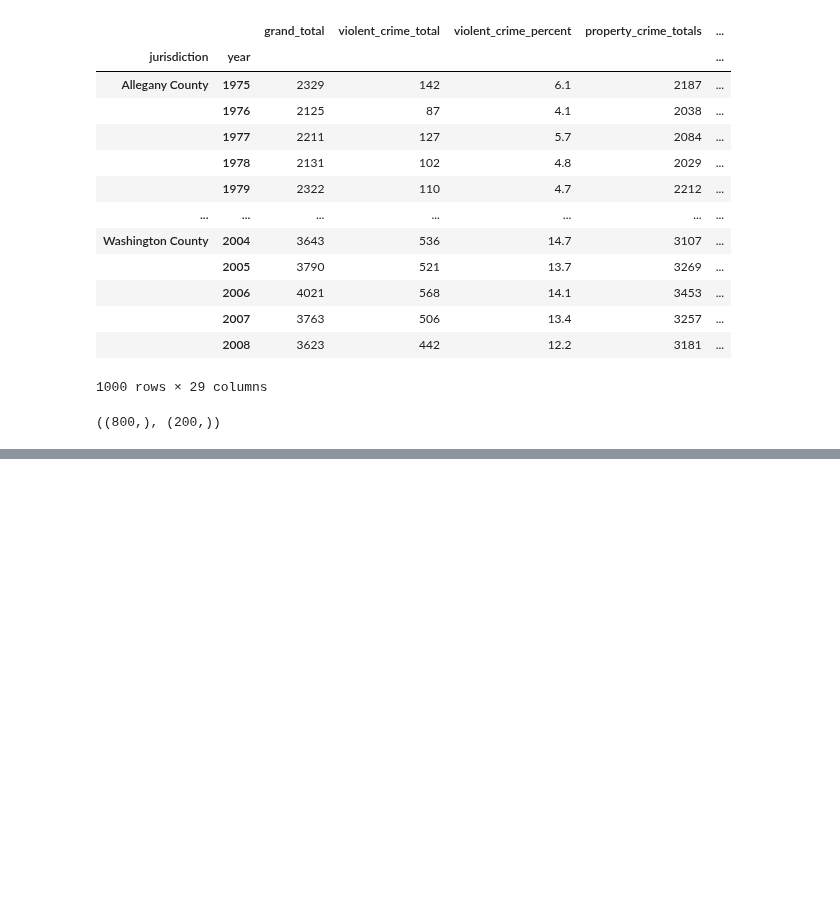
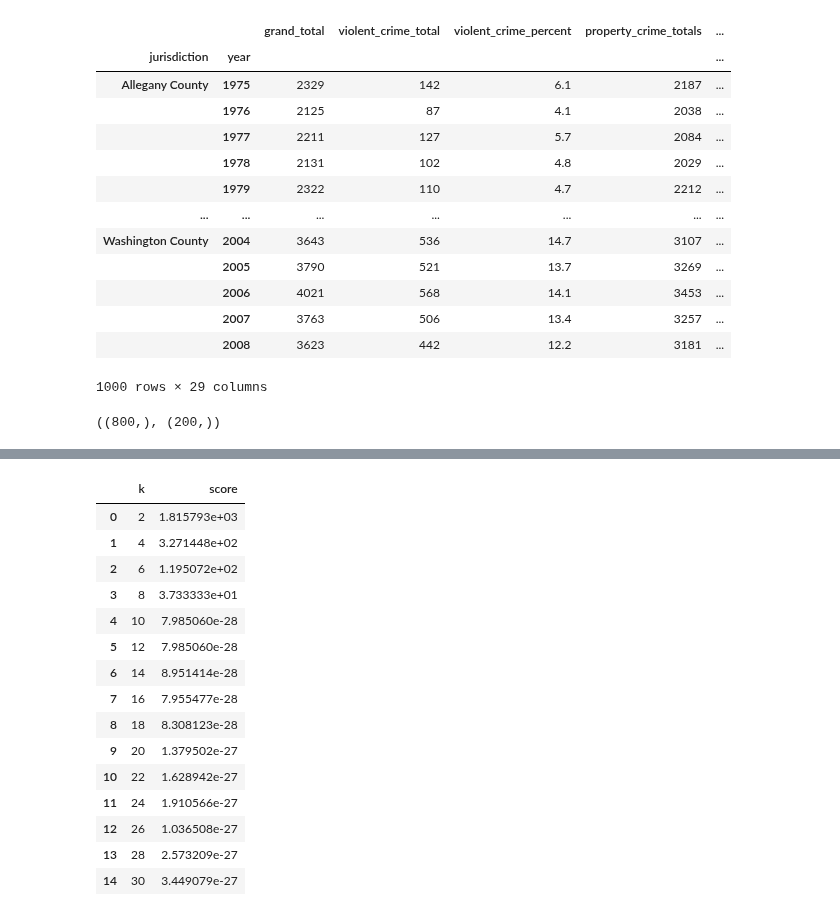
Before and after one commit to kimesco/maryland-crime-project, a Jupyter notebook: exploration.ipynb, the cells around one changed output, grey strips where cells are left out. Drawn from its saved outputs; the diff is of its cells as text; code cells hidden in the pictures; blank space fills up the shorter version.

```diff
--- a/exploration.ipynb
+++ b/exploration.ipynb
@@ -269,0 +422,20 @@ Baltimore City 1980 0.6666666666666669
+# %%
+intertia_df = pd.DataFrame(interia_scores, columns=["k", "score"])
+intertia_df
+# %% [output]
+|  | k | score |
+| 0 | 2 | 1.815793e+03 |
+| 1 | 4 | 3.271448e+02 |
+| 2 | 6 | 1.195072e+02 |
+| 3 | 8 | 3.733333e+01 |
+| 4 | 10 | 7.985060e-28 |
+| 5 | 12 | 7.985060e-28 |
+| 6 | 14 | 8.951414e-28 |
+| 7 | 16 | 7.955477e-28 |
+| 8 | 18 | 8.308123e-28 |
+| 9 | 20 | 1.379502e-27 |
+| 10 | 22 | 1.628942e-27 |
+| 11 | 24 | 1.910566e-27 |
+| 12 | 26 | 1.036508e-27 |
+| 13 | 28 | 2.573209e-27 |
+| 14 | 30 | 3.449079e-27 |
```
Also changed, not shown: parts of 16 cells of this notebook.
